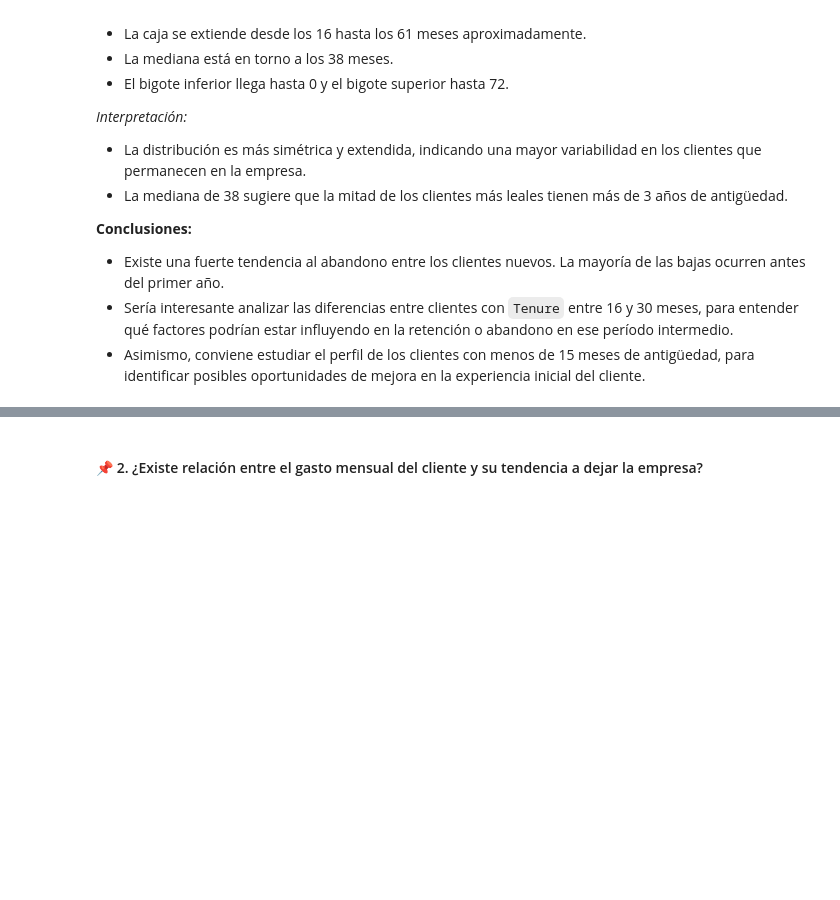
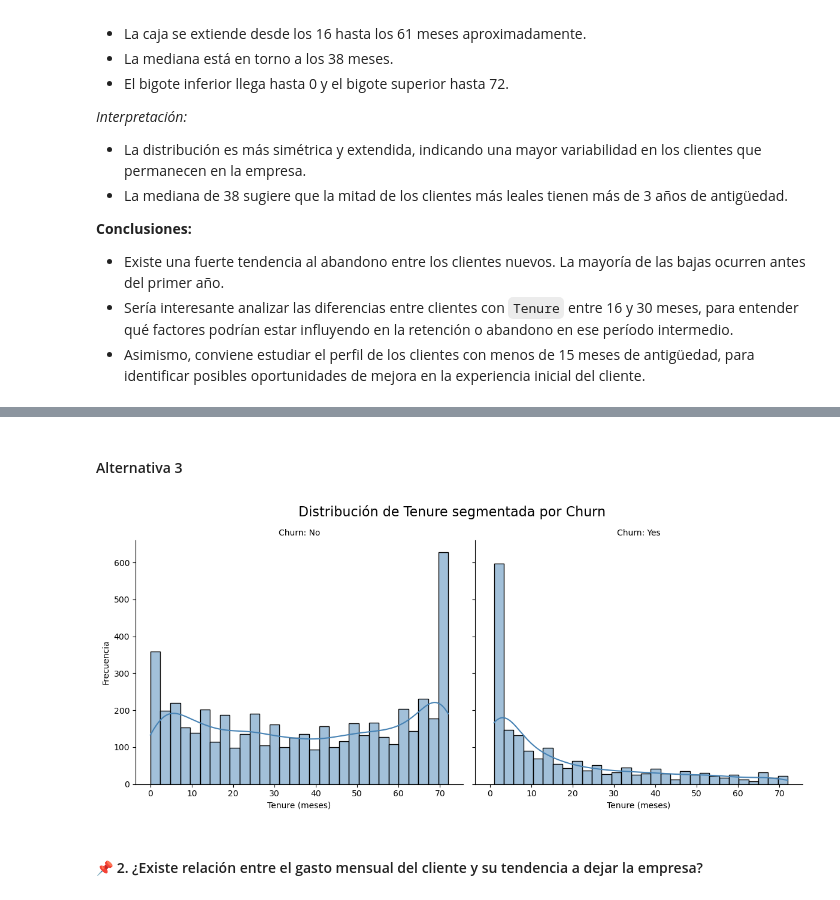
Before and after one commit to ignaciomajo/proyecto_TelecomX, a Jupyter notebook: proyecto_telecomx.ipynb, the cells around one changed output, grey strips where cells are left out. Saved outputs shown, nothing was run; the diff lists cells and outputs as text; code cells hidden in the pictures; blank space fills up the shorter version.

```diff
--- a/proyecto_telecomx.ipynb
+++ b/proyecto_telecomx.ipynb
@@ -537,3 +561,14 @@ plt.show()
+# %% [markdown]
+#### Alternativa 3
+# %%
+g = sns.FacetGrid(df_churn, col="Churn", height=5, aspect=1.2)
+g.map(sns.histplot, "Tenure", bins=30, color='steelblue', kde=True)
+g.set_titles("Churn: {col_name}")
+g.set_axis_labels("Tenure (meses)", "Frecuencia")
+g.fig.suptitle("Distribución de Tenure segmentada por Churn", fontsize=16, y=1.05)
+plt.show()
+# %% [output]
+[figure, added]
 # %% [markdown]
 #### 📌 2. ¿Existe relación entre el gasto mensual del cliente y su tendencia a dejar la empresa?
 # %%
```
Also changed, not shown: parts of 4 cells of this notebook.
